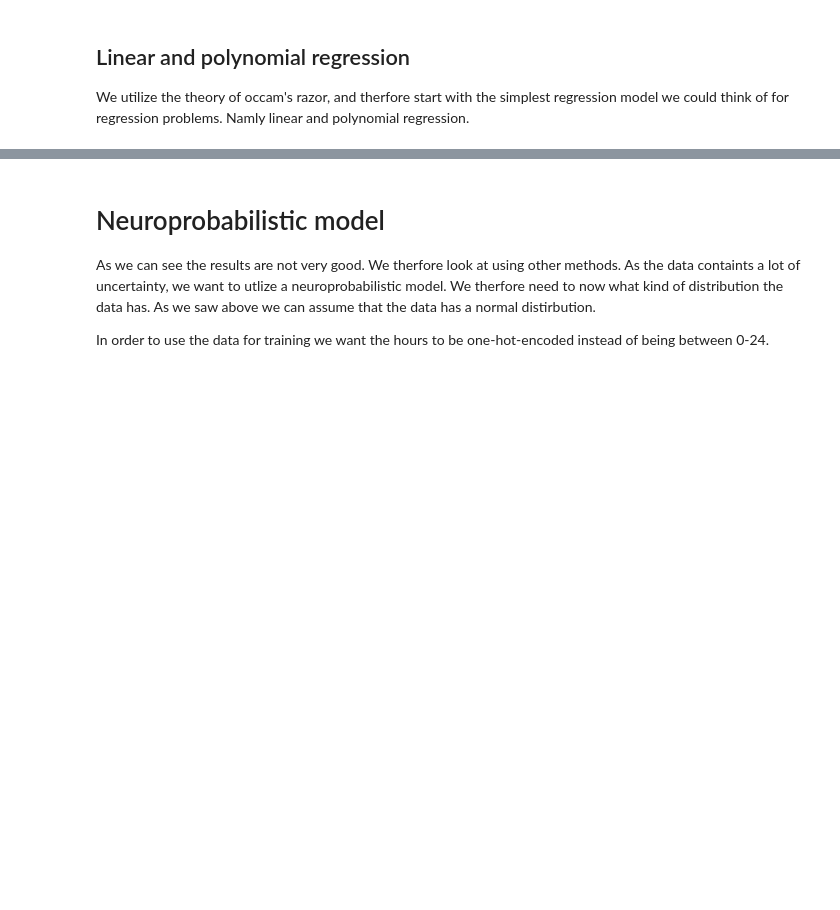
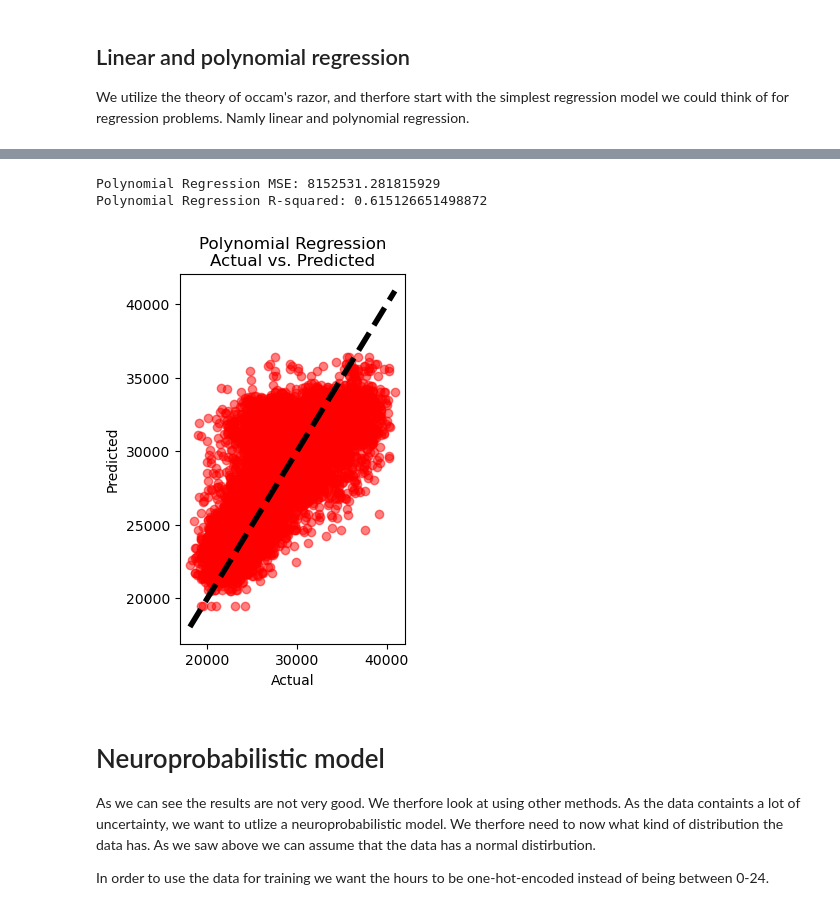
Before and after one commit to siljeberiksen/AI-in-industry, a Jupyter notebook: exam.ipynb, the cells around one changed output, grey strips where cells are left out. Saved outputs shown, nothing was run; the diff lists cells and outputs as text; code cells hidden in the pictures; blank space fills up the shorter version.

```diff
--- a/exam.ipynb
+++ b/exam.ipynb
@@ -224,3 +285,36 @@ We utilize the theory of occam's razor, and therfore start with the simplest reg
+# %%
+from sklearn.preprocessing import PolynomialFeatures
+from sklearn.pipeline import make_pipeline
+
+degree = 3
+
+poly_model = make_pipeline(PolynomialFeatures(degree), LinearRegression())
+
+poly_model.fit(X_train, y_train_normalized)
+
+y_pred_poly_normalized = poly_model.predict(X_test)
+
+y_pred_poly = (y_pred_poly_normalized * std_train) + mean_train
+
+mse_poly = mean_squared_error(y_test, y_pred_poly)
+r2_poly = r2_score(y_test, y_pred_poly)
+
+print(f"Polynomial Regression MSE: {mse_poly}")
+print(f"Polynomial Regression R-squared: {r2_poly}")
+
+
+plt.subplot(1, 2, 2)
+plt.scatter(y_test, y_pred_poly, alpha=0.5, color='red')
+plt.plot([y_test.min(), y_test.max()], [y_test.min(), y_test.max()], 'k--', lw=4)
+plt.title('Polynomial Regression\nActual vs. Predicted')
+plt.xlabel('Actual')
+plt.ylabel('Predicted')
+
+plt.show()
+# %% [output]
+Polynomial Regression MSE: 8152531.281815929
+Polynomial Regression R-squared: 0.615126651498872
+[figure, added]
 # %% [markdown]
 # Neuroprobabilistic model
 
```
Also changed, not shown: parts of 23 cells of this notebook.
